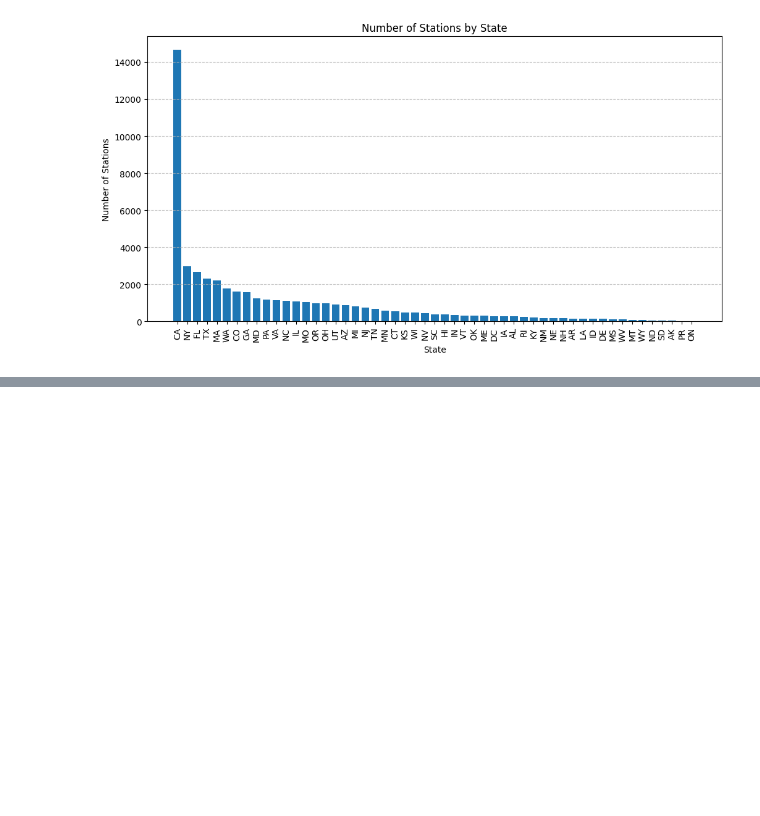
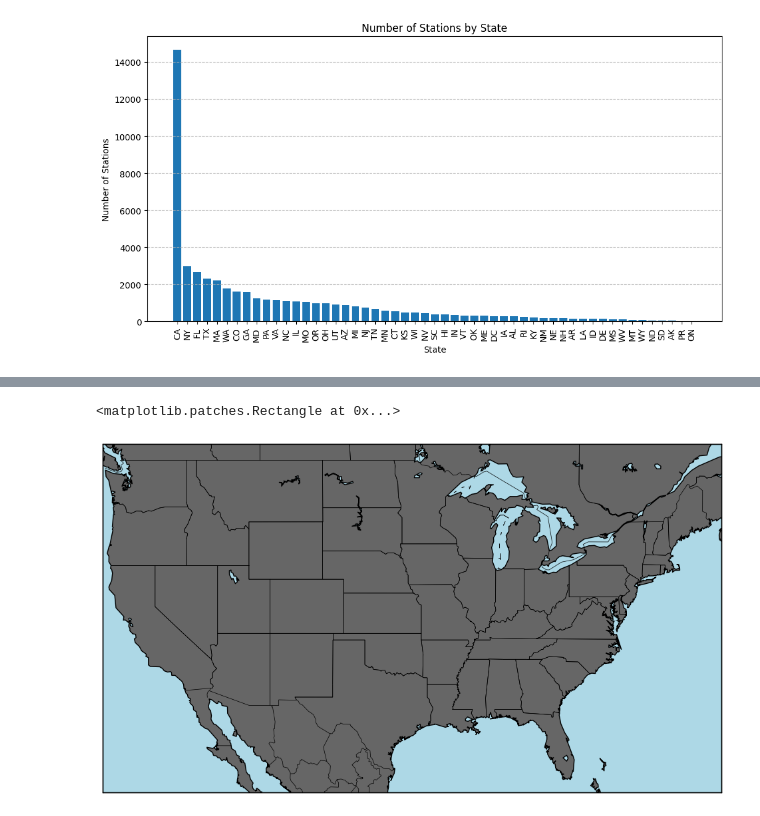
Before and after one commit to onetrue-6657/dataio2025, a Jupyter notebook: ev_stations.ipynb, the cells around one changed output, grey strips where cells are left out. Saved outputs shown, nothing was run; the diff lists cells and outputs as text; code cells hidden in the pictures; blank space fills up the shorter version.

```diff
--- a/ev_stations.ipynb
+++ b/ev_stations.ipynb
@@ -237,0 +49,11 @@ plt.show()
+# %%
+plt.figure(figsize=(12, 8))
+USMap = Basemap(projection="merc", llcrnrlat=24, urcrnrlat=50, llcrnrlon=-125, urcrnrlon=-66, resolution="l")
+USMap.drawcoastlines()
+USMap.drawcountries()
+USMap.drawstates()
+USMap.fillcontinents(color="#666666", lake_color="lightblue")
+USMap.drawmapboundary(fill_color="lightblue") # Map without Alaska and Hawaii :(
+# %% [output]
+<matplotlib.patches.Rectangle at 0x...>
+[figure, added]
```
Also changed, not shown: parts of 26 cells of this notebook, 1 other file.
